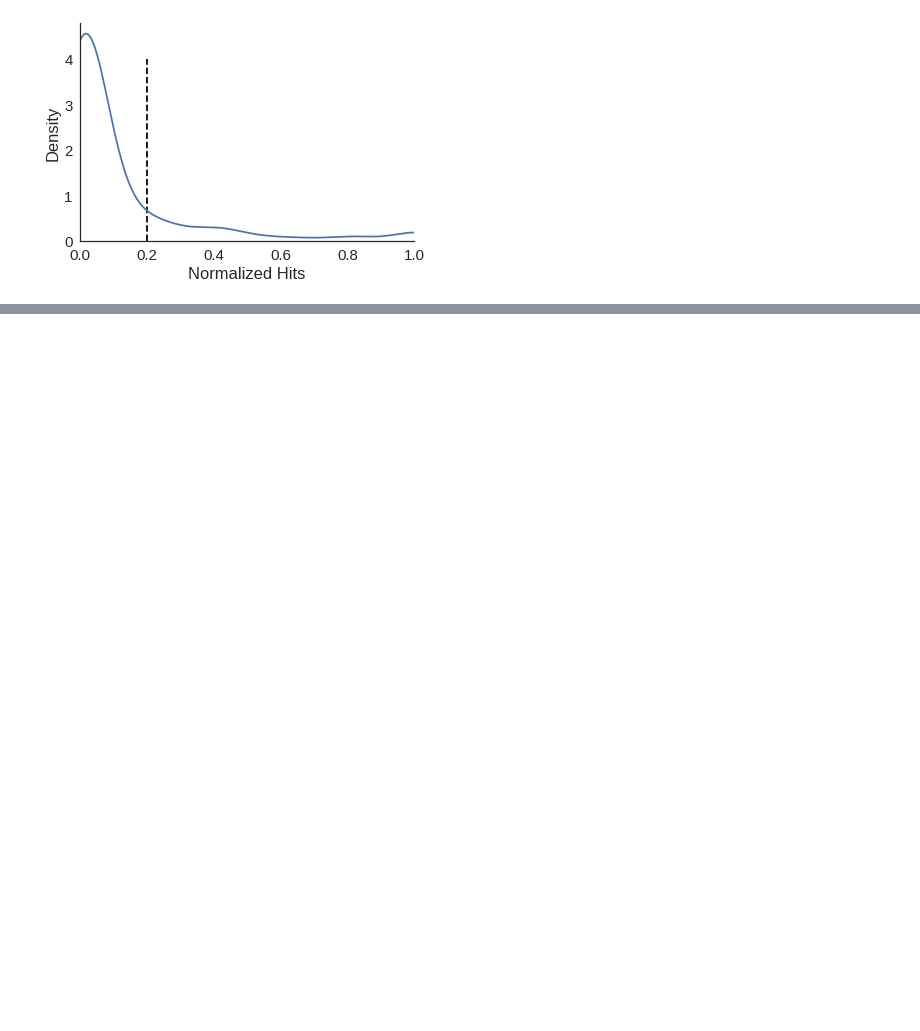
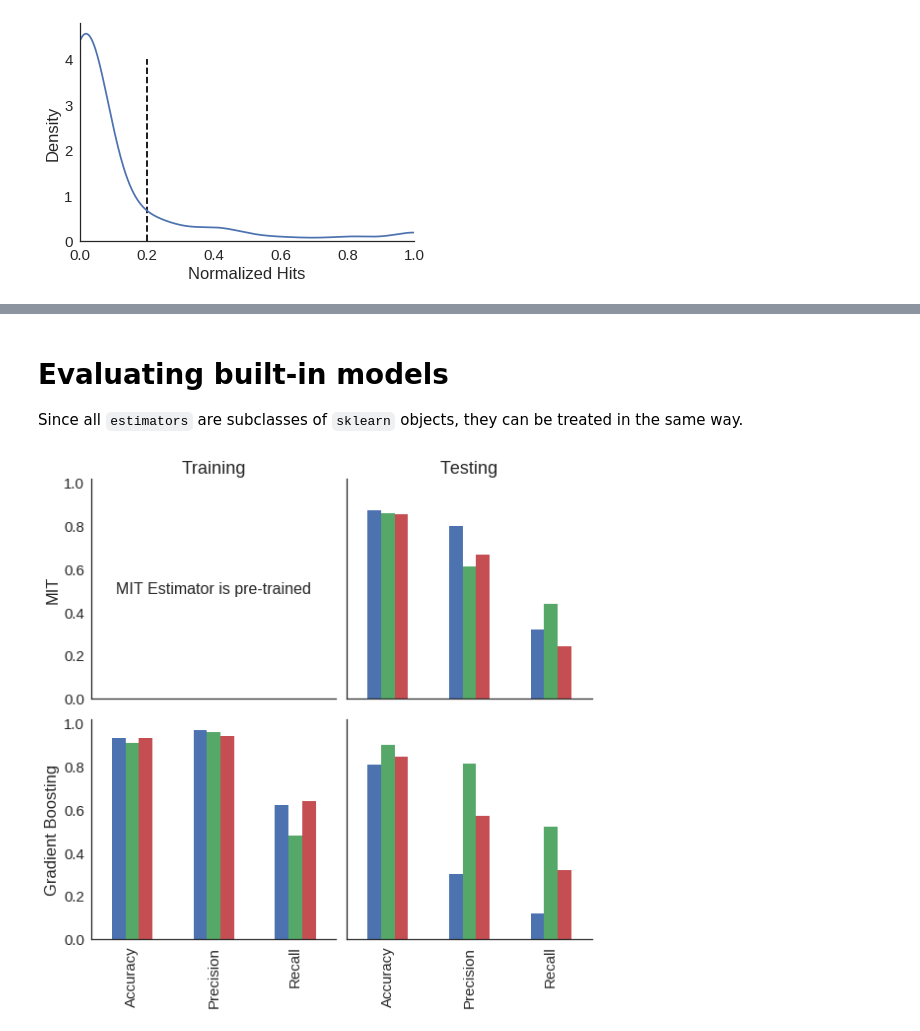
Before and after one commit to DamLabResources/crseek, a Jupyter notebook: paper/task_04.ipynb, the cells around one changed output, grey strips where cells are left out. Drawn from its saved outputs; the diff is of its cells as text; code cells hidden in the pictures; blank space fills up the shorter version.

```diff
--- a/paper/task_04.ipynb
+++ b/paper/task_04.ipynb
@@ -103,10 +81,0 @@ hit_data['Neighbors'] = classif.predict_proba(X)[:,1]
-# %%
-res = cross_validate(estimators.MITEstimator(), X, y,
-                     scoring = ['accuracy', 'precision', 'recall'],
-                     cv = StratifiedKFold(),
-                     return_train_score=True)
-res = pd.DataFrame(res)
-fig, (train_ax, test_ax) = plt.subplots(1, 2, sharey=True)
-
-res[['train_accuracy', 'train_precision', 'train_recall']].T.plot(kind='bar', ax=train_ax, legend=False)
-res[['test_accuracy', 'test_precision', 'test_recall']].T.plot(kind='bar', ax=test_ax, legend=False)
@@ -115,0 +102,4 @@ res[['test_accuracy', 'test_precision', 'test_recall']].T.plot(kind='bar', ax=te
+# %% [markdown]
+# Evaluating built-in models
+
+Since all `estimators` are subclasses of `sklearn` objects, they can be treated in the same way.
@@ -115,0 +113,35 @@ res[['test_accuracy', 'test_precision', 'test_recall']].T.plot(kind='bar', ax=te
+# %%
+fig, axs = plt.subplots(2, 2, figsize = (8, 8),
+                        sharey=True, sharex=True)
+
+order = ['accuracy', 'precision', 'recall']
+train_cols = ['train_' + col for col in order]
+test_cols = ['test_' + col for col in order]
+
+for row, (name, df) in enumerate([('MIT', mit_res),
+                                  ('Gradient Boosting', grad_res)]):
+
+    train_ax, test_ax = axs[row, :]
+
+    if row != 0:
+        df[train_cols].T.plot(kind='bar', ax=train_ax, legend=False)
+    else:
+        train_ax.annotate('MIT Estimator is pre-trained',
+                          xy = (0.5, 0.5), va = 'center', ha='center',
+                          xycoords = 'axes fraction', fontsize = 16)
+    df[test_cols].T.plot(kind='bar', ax=test_ax, legend=False)
+
+    if train_ax.is_first_row():
+        train_ax.set_title('Training')
+        test_ax.set_title('Testing')
+    else:
+        train_ax.set_xticklabels(['Accuracy', 'Precision', 'Recall'])
+        test_ax.set_xticklabels(['Accuracy', 'Precision', 'Recall'])
+
+    train_ax.set_ylabel(name)
+    sbn.despine(ax=train_ax)
+    sbn.despine(ax=test_ax)
+
+fig.tight_layout()
+# %% [output]
+[figure, added]
```
Also changed, not shown: parts of 18 cells of this notebook, 7 other files.
